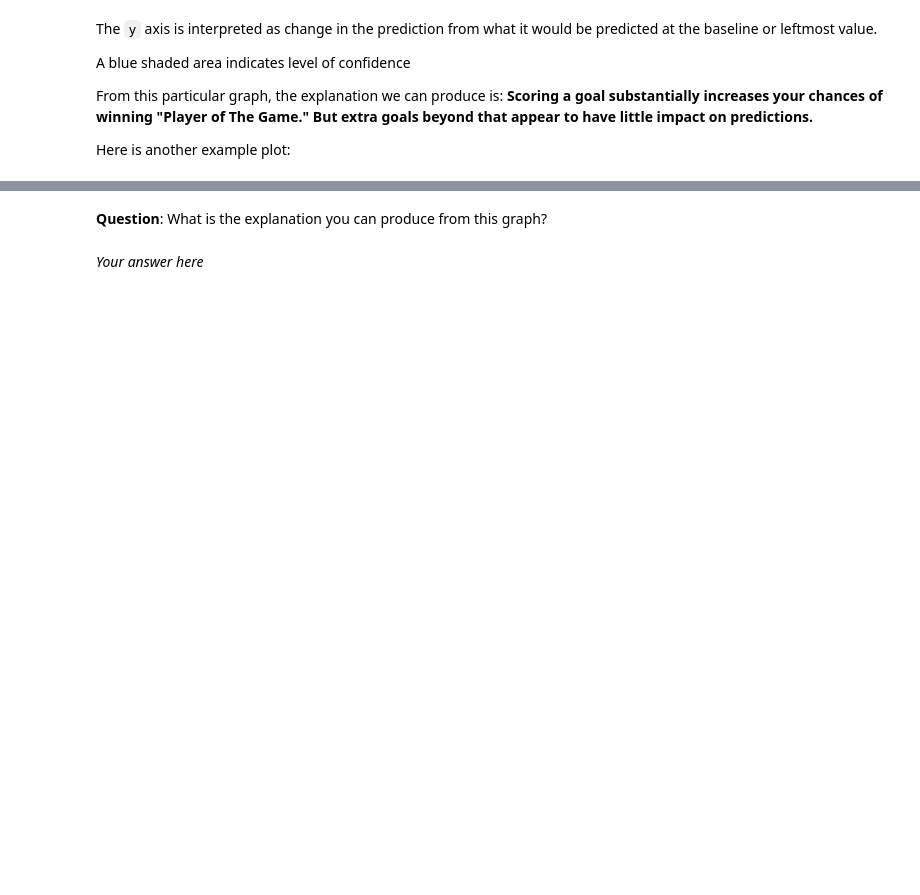
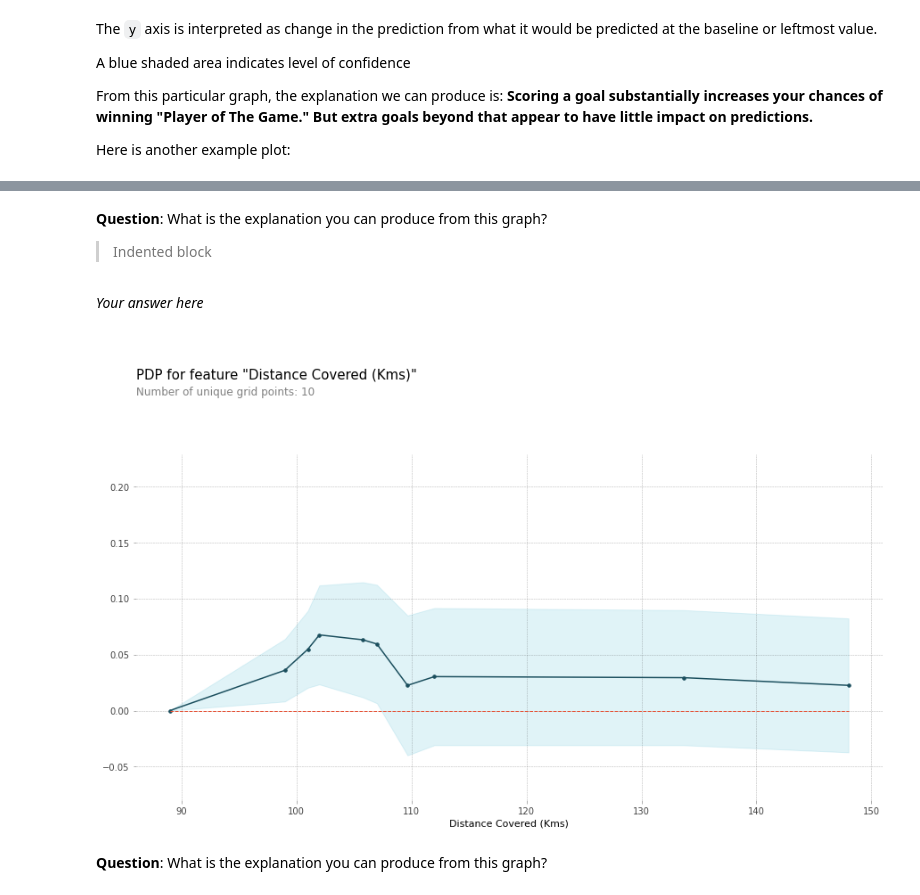
Before and after one commit to DataScienceUB/ExplainableDataScience, a Jupyter notebook: 2. ExplainableMachineLearningPDP.ipynb, the cells around one changed output, grey strips where cells are left out. Cells and saved outputs as stored; diff of their text form; code cells hidden in the pictures; blank space fills up the shorter version.

```diff
--- a/2. ExplainableMachineLearningPDP.ipynb
+++ b/2. ExplainableMachineLearningPDP.ipynb
@@ -50,4 +76,18 @@ plt.show()
+# %% [markdown]
+**Question**: What is the explanation you can produce from this graph?
+
+> Indented block
+# %% [markdown]
+*Your answer here*
+# %%
+# Build Random Forest model
+rf_model = RandomForestClassifier(random_state=0).fit(train_X, train_y)
+
+pdp_dist = pdp.pdp_isolate(model=rf_model, dataset=val_X, model_features=feature_names, feature=feature_to_plot)
+
+pdp.pdp_plot(pdp_dist, feature_to_plot)
+plt.show()
+# %% [output]
+[figure, added]
 # %% [markdown]
 **Question**: What is the explanation you can produce from this graph?
-# %% [markdown]
-*Your answer here*
```
Also changed, not shown: parts of 3 cells of this notebook.
